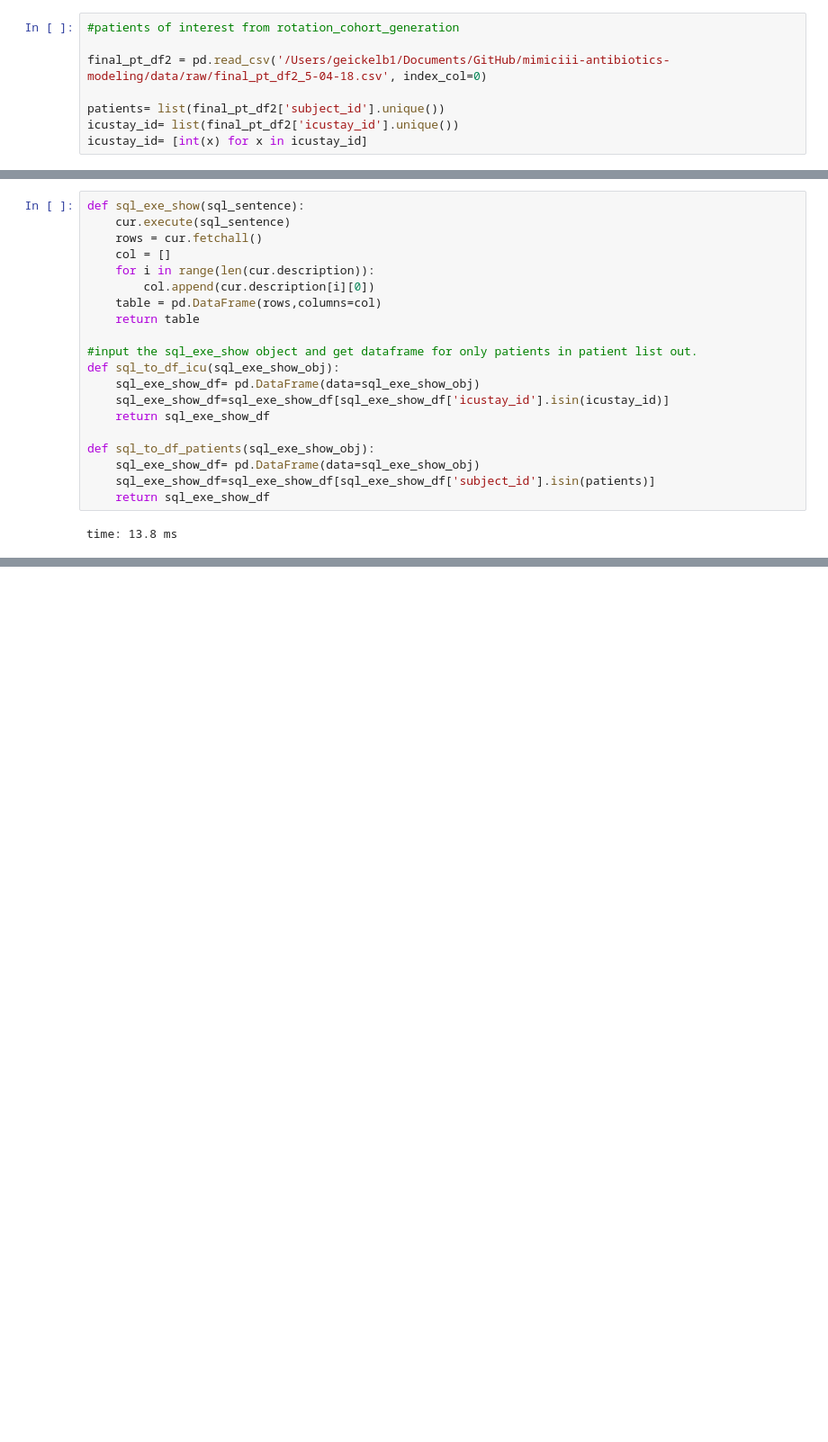
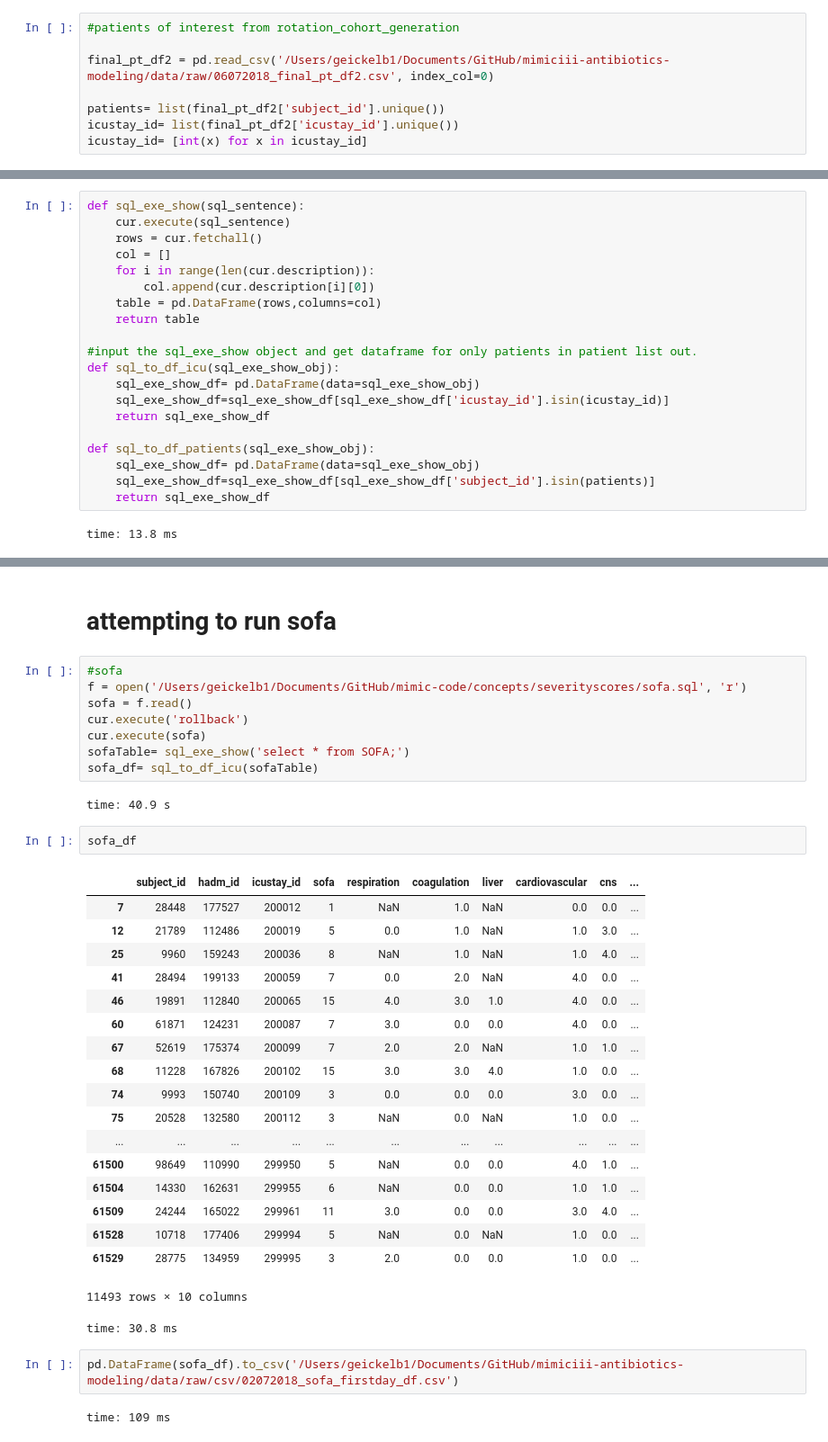
Before and after one commit to kellylinyingxin/mimiciii-antibiotics-modeling, a Jupyter notebook: notebooks/03-clinical_variables_sofatest.ipynb, the cells around one changed output, grey strips where cells are left out. Shown at 90% size. Cells and saved outputs as stored; diff of their text form; blank space fills up the shorter version.

```diff
--- a/notebooks/03-clinical_variables_sofatest.ipynb
+++ b/notebooks/03-clinical_variables_sofatest.ipynb
@@ -51,7 +56,7 @@ time: 2.05 s
 # %%
 #patients of interest from rotation_cohort_generation
 
-final_pt_df2 = pd.read_csv('/Users/geickelb1/Documents/GitHub/mimiciii-antibiotics-modeling/data/raw/final_pt_df2_5-04-18.csv', index_col=0)
+final_pt_df2 = pd.read_csv('/Users/geickelb1/Documents/GitHub/mimiciii-antibiotics-modeling/data/raw/06072018_final_pt_df2.csv', index_col=0)
 
 patients= list(final_pt_df2['subject_id'].unique())
 icustay_id= list(final_pt_df2['icustay_id'].unique())
@@ -119,0 +206,38 @@ ventparam_all48_df= sql_to_df_icu(ventparamTable)
+# %% [markdown]
+# attempting to run sofa
+# %%
+#sofa
+f = open('/Users/geickelb1/Documents/GitHub/mimic-code/concepts/severityscores/sofa.sql', 'r')
+sofa = f.read()
+cur.execute('rollback')
+cur.execute(sofa)
+sofaTable= sql_exe_show('select * from SOFA;')
+sofa_df= sql_to_df_icu(sofaTable)
+# %% [output]
+time: 40.9 s
+# %%
+sofa_df
+# %% [output]
+|  | subject_id | hadm_id | icustay_id | sofa | respiration | coagulation | liver | cardiovascular | cns | ... |
+| 7 | 28448 | 177527 | 200012 | 1 | NaN | 1.0 | NaN | 0.0 | 0.0 | ... |
+| 12 | 21789 | 112486 | 200019 | 5 | 0.0 | 1.0 | NaN | 1.0 | 3.0 | ... |
+| 25 | 9960 | 159243 | 200036 | 8 | NaN | 1.0 | NaN | 1.0 | 4.0 | ... |
+| 41 | 28494 | 199133 | 200059 | 7 | 0.0 | 2.0 | NaN | 4.0 | 0.0 | ... |
+| 46 | 19891 | 112840 | 200065 | 15 | 4.0 | 3.0 | 1.0 | 4.0 | 0.0 | ... |
+| 60 | 61871 | 124231 | 200087 | 7 | 3.0 | 0.0 | 0.0 | 4.0 | 0.0 | ... |
+| 67 | 52619 | 175374 | 200099 | 7 | 2.0 | 2.0 | NaN | 1.0 | 1.0 | ... |
+| 68 | 11228 | 167826 | 200102 | 15 | 3.0 | 3.0 | 4.0 | 1.0 | 0.0 | ... |
+| 74 | 9993 | 150740 | 200109 | 3 | 0.0 | 0.0 | 0.0 | 3.0 | 0.0 | ... |
+| 75 | 20528 | 132580 | 200112 | 3 | NaN | 0.0 | NaN | 1.0 | 0.0 | ... |
+| ... | ... | ... | ... | ... | ... | ... | ... | ... | ... | ... |
+| 61500 | 98649 | 110990 | 299950 | 5 | NaN | 0.0 | 0.0 | 4.0 | 1.0 | ... |
+| 61504 | 14330 | 162631 | 299955 | 6 | NaN | 0.0 | 0.0 | 1.0 | 1.0 | ... |
+| 61509 | 24244 | 165022 | 299961 | 11 | 3.0 | 0.0 | 0.0 | 3.0 | 4.0 | ... |
+| 61528 | 10718 | 177406 | 299994 | 5 | NaN | 0.0 | NaN | 1.0 | 0.0 | ... |
+| 61529 | 28775 | 134959 | 299995 | 3 | 2.0 | 0.0 | 0.0 | 1.0 | 0.0 | ... |
+11493 rows × 10 columns
+time: 30.8 ms
+# %%
+pd.DataFrame(sofa_df).to_csv('/Users/geickelb1/Documents/GitHub/mimiciii-antibiotics-modeling/data/raw/csv/02072018_sofa_firstday_df.csv')
+# %% [output]
+time: 109 ms
```
Also changed, not shown: parts of 23 cells of this notebook, 6 other files.
